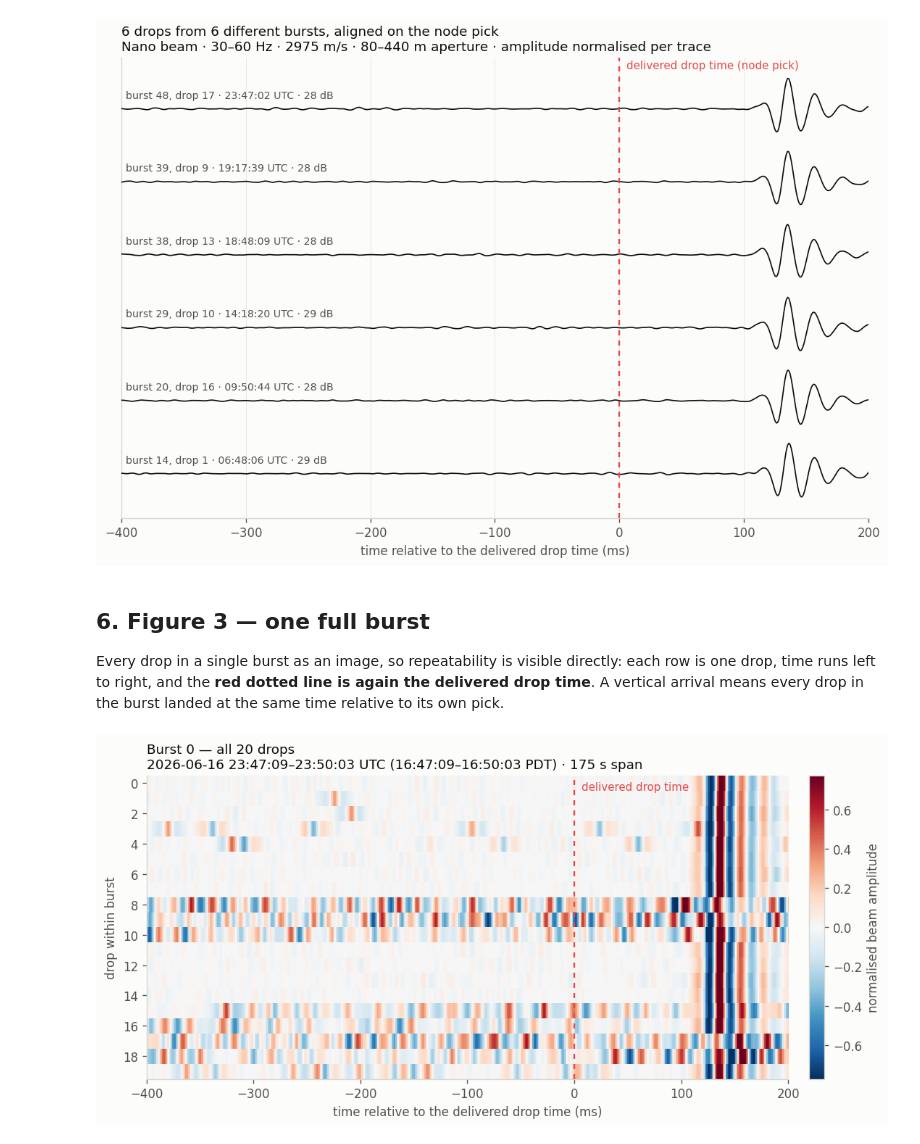
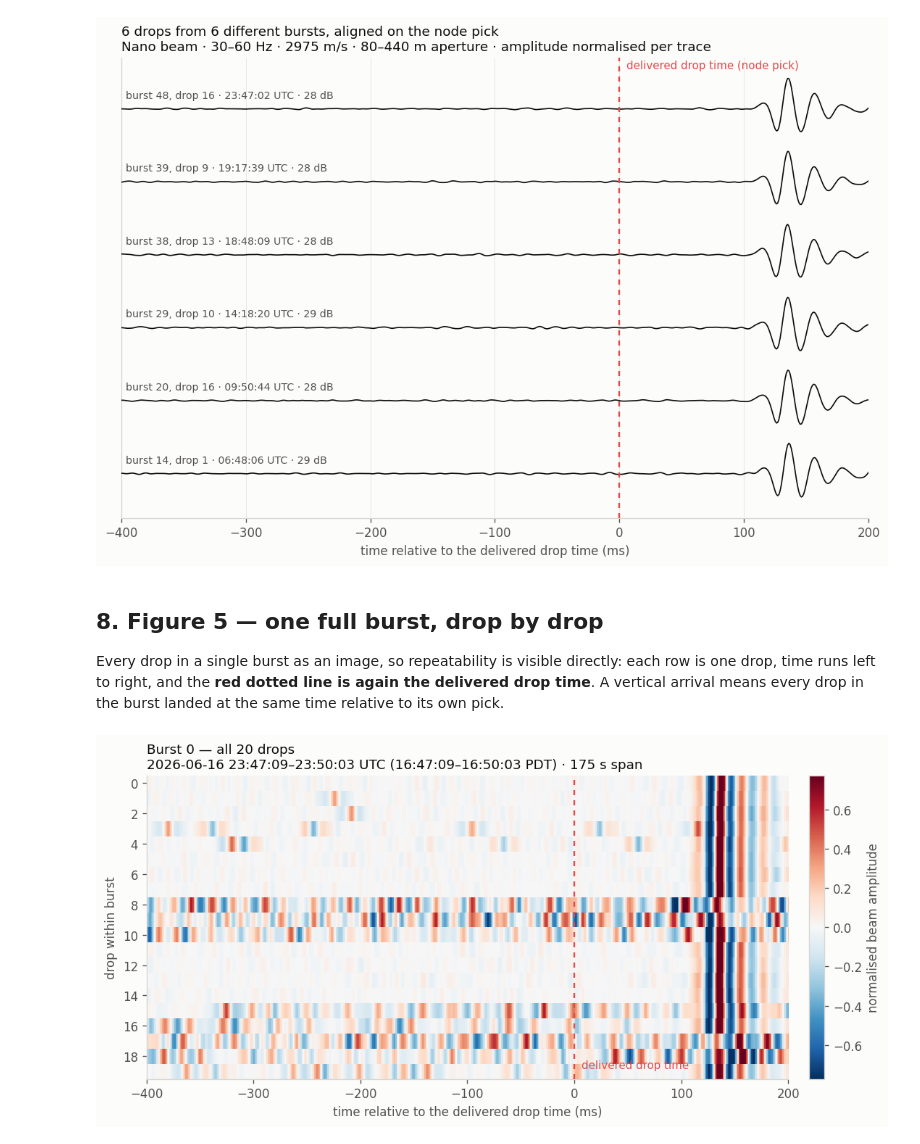
Before and after one commit to nataliaberrios/safod-das, a Jupyter notebook: notebooks/awd_clean/drop_catalog/AWD_drop_catalog.ipynb, the cells around one changed output. Cells and saved outputs as stored; diff of their text form; code cells hidden in the pictures.

```diff
--- a/notebooks/awd_clean/drop_catalog/AWD_drop_catalog.ipynb
+++ b/notebooks/awd_clean/drop_catalog/AWD_drop_catalog.ipynb
@@ -219,29 +329,23 @@ delivered timing is good enough to stack on.
 > metres from the source and share the same unknown source-to-node travel time;
 > the absolute offset is the ~90 ms measured against the check shot.
 # %%
-z = np.load(AWD / "nano_hierarchical_repeatability.npz", allow_pickle=True)
-tau, beams = z["tau_s"], z["beam_waveforms"]
-bid, did = z["burst_id"], z["drop_id"]
-v, band = float(z["velocity_mps"]), z["band_hz"]
-ap = z["aperture_m"]
-
 # Pick N drops spread across the whole survey, strongest-SNR first within reach.
-order = np.argsort(-snr[:len(beams)])
+order = np.argsort(-bsnr)
 picked, seen = [], set()
 for i in order:
-    if bid[i] not in seen and np.isfinite(snr[i]):
+    if bid[i] not in seen and np.isfinite(bsnr[i]):
         picked.append(i); seen.add(bid[i])
     if len(picked) == N_EXAMPLE_DROPS:
         break
-picked = sorted(picked, key=lambda i: times[i])
+picked = sorted(picked, key=lambda i: btimes[i])
 
 fig, ax = plt.subplots(figsize=(9, 6.2), constrained_layout=True)
 step = 2.4
 for k, i in enumerate(picked):
     w = beams[i] / np.max(np.abs(beams[i]))
     ax.plot(tau * 1e3, w + k * step, color=INK, lw=1.0, zorder=3)
-    ax.annotate(f"burst {bid[i]}, drop {did[i]} · {times[i]:%H:%M:%S} UTC · "
-                f"{snr[i]:.0f} dB",
+    ax.annotate(f"burst {bid[i]}, drop {did[i]} · {btimes[i]:%H:%M:%S} UTC · "
+                f"{bsnr[i]:.0f} dB",
                 (tau[0] * 1e3, k * step), xytext=(4, 9), textcoords="offset points",
                 color=INK2, fontsize=8.5)
 
@@ -261,7 +365,7 @@ plt.show()
 # %% [output]
 [figure]
 # %% [markdown]
-## 6. Figure 3 — one full burst
+## 8. Figure 5 — one full burst, drop by drop
 
 Every drop in a single burst as an image, so repeatability is visible directly:
 each row is one drop, time runs left to right, and the **red dotted line is
@@ -270,29 +374,32 @@ burst landed at the same time relative to its own pick.
 # %%
 sel = np.where(bid == EXAMPLE_BURST)[0]
 sel = sel[np.argsort(did[sel])]
 img = np.array([beams[i] / np.max(np.abs(beams[i])) for i in sel])
 lim = np.percentile(np.abs(img), 99)
 
 fig, ax = plt.subplots(figsize=(9, 4.4), constrained_layout=True)
 m = ax.imshow(img, aspect="auto", cmap="RdBu_r", vmin=-lim, vmax=lim,
               extent=[tau[0] * 1e3, tau[-1] * 1e3, len(sel) - 0.5, -0.5],
               interpolation="nearest", zorder=2)
 ax.axvline(0, color=RED, lw=1.4, ls=(0, (3, 3)), zorder=5)
-ax.annotate("delivered drop time", (0, -0.5), xytext=(6, -12),
-            textcoords="offset points", color=RED, fontsize=9)
+# Label sits at the BOTTOM of the axes, inside: the pre-arrival region is pale
+# there, and the top edge is taken by the two-line title.
+ax.annotate("delivered drop time", xy=(0, 0), xycoords=("data", "axes fraction"),
+            xytext=(6, 7), textcoords="offset points", color=RED, fontsize=9,
+            va="bottom", ha="left")
 
-t0, t1 = times[sel[0]], times[sel[-1]]
+t0, t1 = btimes[sel[0]], btimes[sel[-1]]
 ax.set_xlabel("time relative to the delivered drop time (ms)")
 ax.set_ylabel("drop within burst")
 ax.set_yticks(np.arange(0, len(sel), 2))   # integer: drop index is discrete
 ax.grid(False)
 fig.colorbar(m, ax=ax, pad=0.015, label="normalised beam amplitude")
 ax.set_title(f"Burst {EXAMPLE_BURST} — all {len(sel)} drops\n"
              f"{t0:%Y-%m-%d %H:%M:%S}–{t1:%H:%M:%S} UTC "
              f"({t0 - dt.timedelta(hours=7):%H:%M:%S}–{t1 - dt.timedelta(hours=7):%H:%M:%S} PDT) · "
              f"{(t1 - t0).total_seconds():.0f} s span",
              color=INK, loc="left")
 plt.show()
 # %% [output]
-[figure, old version]
+[figure, new version]
 # %% [markdown]
```
Also changed, not shown: parts of 8 cells of this notebook, 1 other file.
